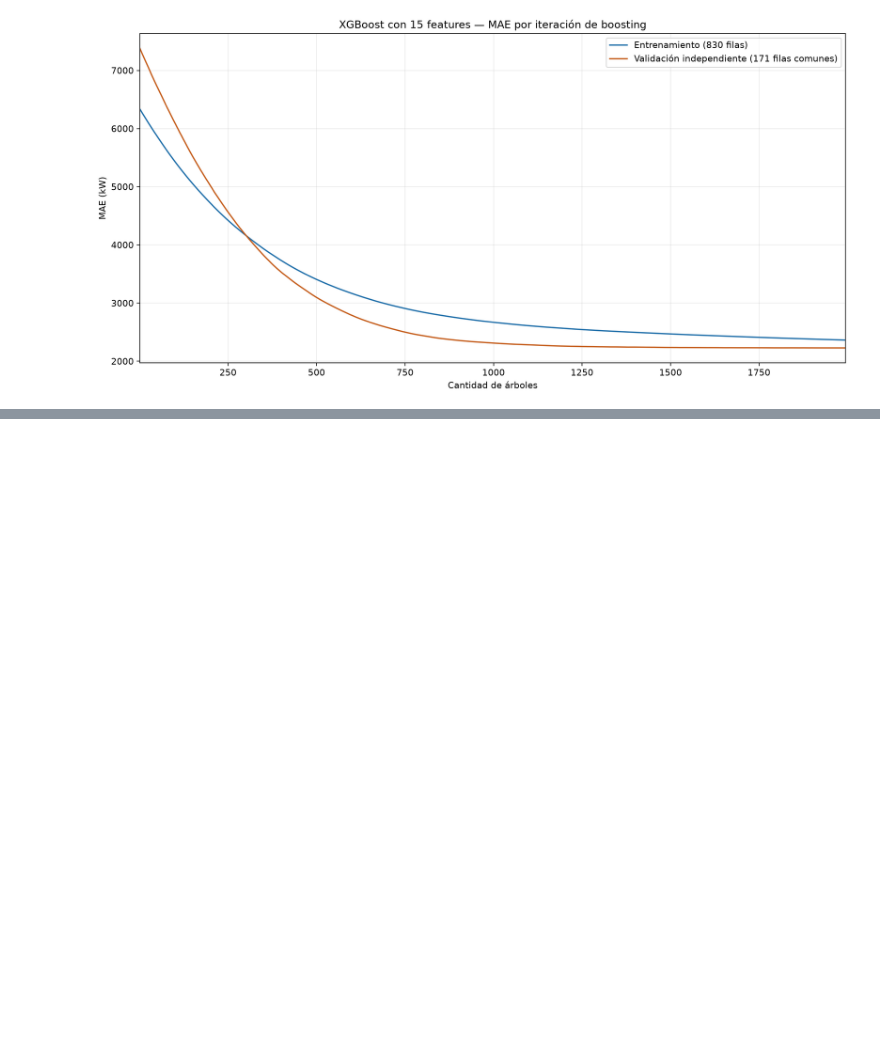
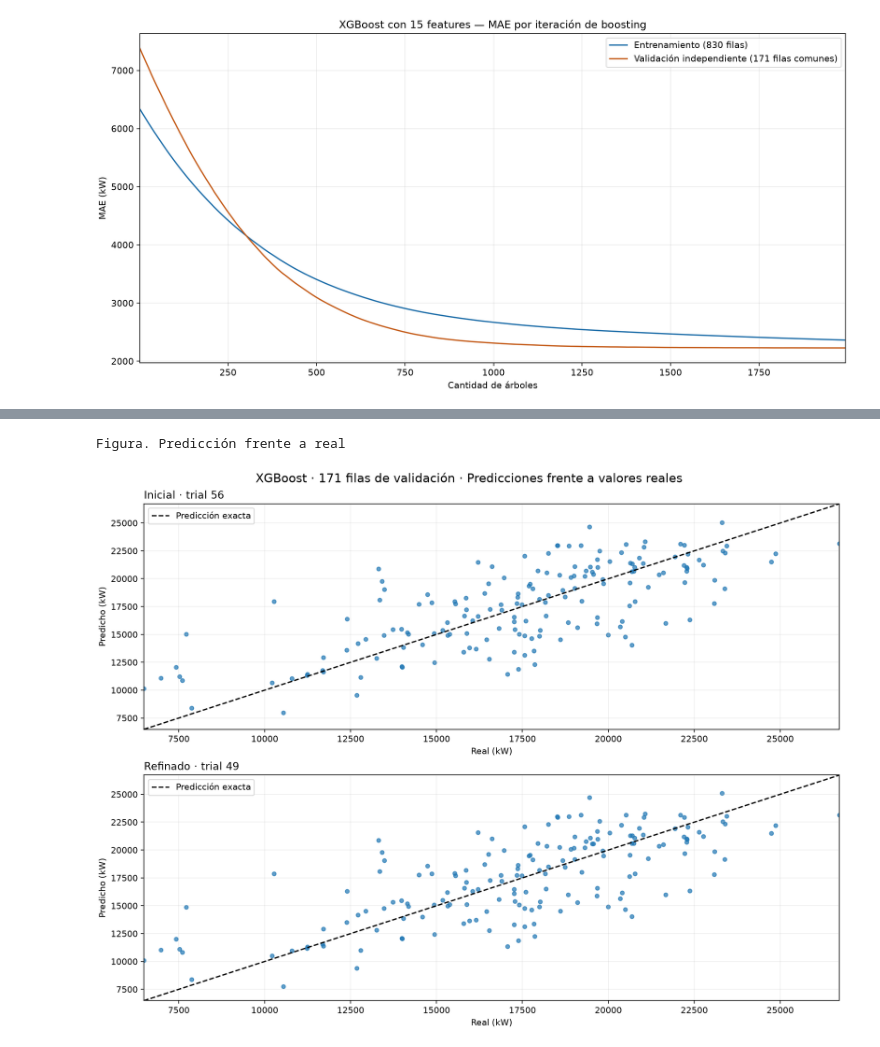
Before and after one commit to AlesioRios/Trabajo-Practico-Final-LD2, a Jupyter notebook: notebooks/modelado_xgboost.ipynb, the cells around one changed output, grey strips where cells are left out. Drawn from its saved outputs; the diff is of its cells as text; code cells hidden in the pictures; blank space fills up the shorter version.

Commit message:
feat: completa diagnóstico de validación y documentación de XGBoost

```diff
--- a/notebooks/modelado_xgboost.ipynb
+++ b/notebooks/modelado_xgboost.ipynb
@@ -471,0 +486,20 @@ Tabla 21. MAE de validación independiente del ganador refinado
+# %%
+from pathlib import Path
+import json
+import sys
+import pandas as pd
+from IPython.display import Image, Markdown, display
+
+raiz_diagnostico = Path.cwd() if (Path.cwd() / "src").exists() else Path.cwd().parent
+sys.path.insert(0, str(raiz_diagnostico / "src"))
+from diagnostico_xgboost import huella
+
+carpeta_diagnostico = raiz_diagnostico / "results/xgboost_diagnostico_validacion"
+verificacion_diagnostico = json.loads((carpeta_diagnostico / "verificacion.json").read_text(encoding="utf-8"))
+resumen_diagnostico = pd.read_csv(carpeta_diagnostico / "resumen_residuos.csv")
+print("Tabla 22. Métricas registradas de validación y baselines sobre las mismas filas")
+display(pd.read_csv(carpeta_diagnostico / "comparacion_validacion.csv").round(4))
+print("Tabla 23. Parámetros completos de los ganadores de ambas búsquedas")
+display(pd.read_csv(carpeta_diagnostico / "hiperparametros.csv").pivot(index="hiperparametro", columns="experimento", values="valor"))
+print("Tabla 24. Espacios de búsqueda conservados en los contratos originales")
+display(pd.read_csv(carpeta_diagnostico / "espacios_busqueda.csv"))
@@ -471,0 +550,6 @@ Tabla 21. MAE de validación independiente del ganador refinado
+# %%
+print("Figura. Predicción frente a real")
+display(Image(filename=str(carpeta_diagnostico / "prediccion_vs_real.png")))
+# %% [output]
+Figura. Predicción frente a real
+[figure, added]
```
Also changed, not shown: parts of 19 cells of this notebook, 23 other files.
